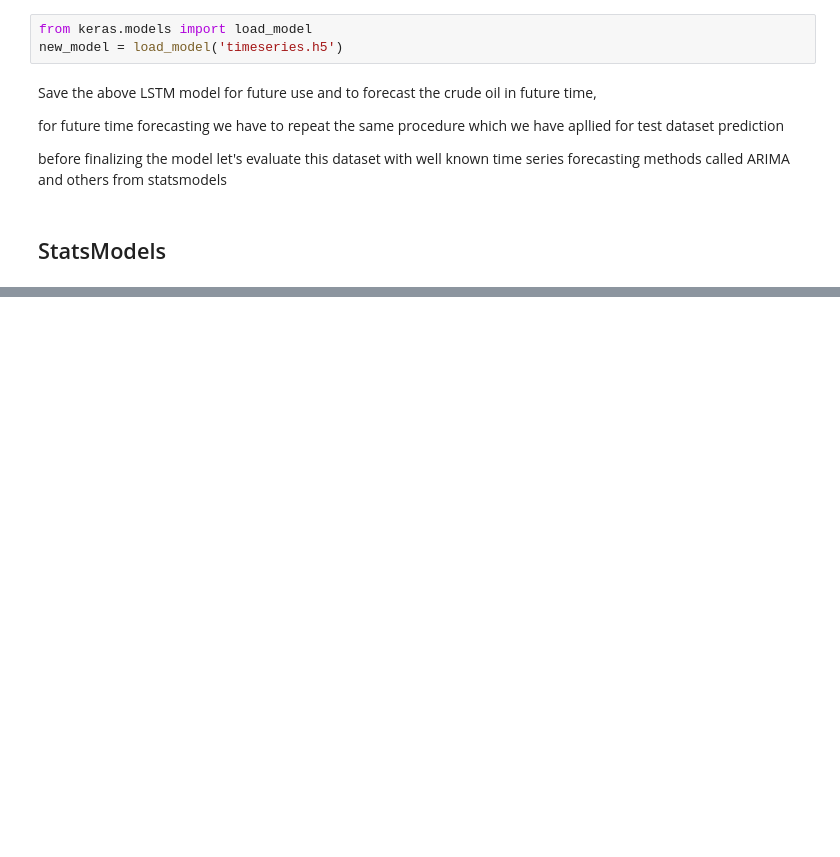
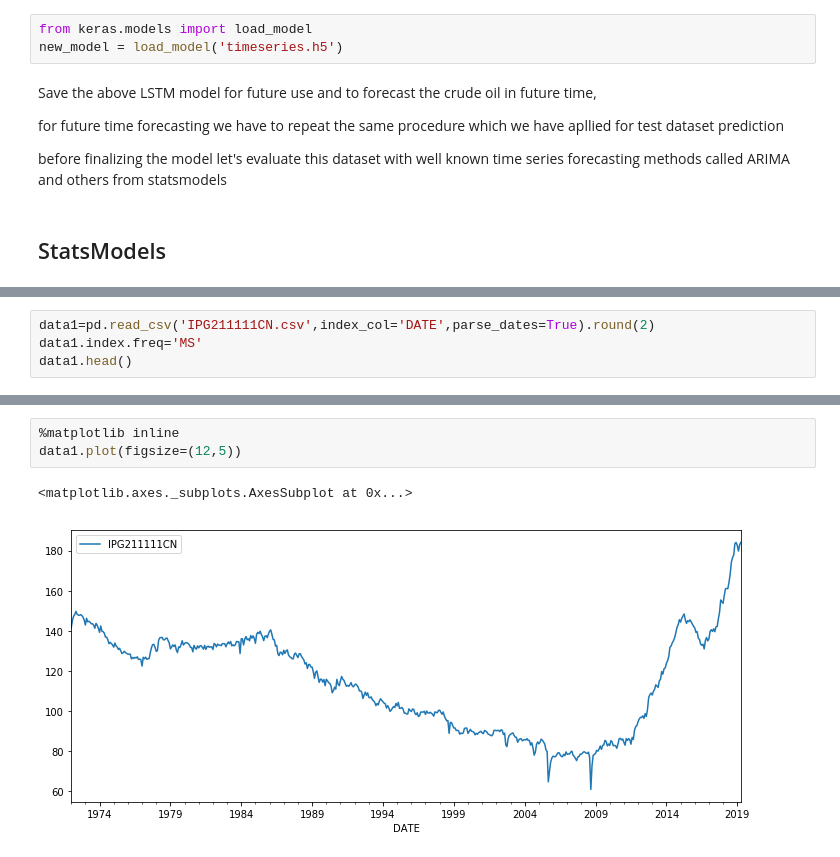
Before and after one commit to PratikUgale/ML_Problems, a Jupyter notebook: Time_series_forecasting/INDUSTRIAL_PRODUCTION_MINING_CRUDE_OIL.ipynb, the cells around one changed output, grey strips where cells are left out. Saved outputs shown, nothing was run; the diff lists cells and outputs as text; blank space fills up the shorter version.

```diff
--- a/Time_series_forecasting/INDUSTRIAL_PRODUCTION_MINING_CRUDE_OIL.ipynb
+++ b/Time_series_forecasting/INDUSTRIAL_PRODUCTION_MINING_CRUDE_OIL.ipynb
@@ -459,0 +472,4 @@ before finalizing the model let's evaluate this dataset with well known time ser
+# %%
+data1=pd.read_csv('IPG211111CN.csv',index_col='DATE',parse_dates=True).round(2)
+data1.index.freq='MS'
+data1.head()
@@ -459,0 +484,6 @@ before finalizing the model let's evaluate this dataset with well known time ser
+# %%
+%matplotlib inline
+data1.plot(figsize=(12,5))
+# %% [output]
+<matplotlib.axes._subplots.AxesSubplot at 0x...>
+[figure, added]
```
Also changed, not shown: parts of 25 cells of this notebook.
